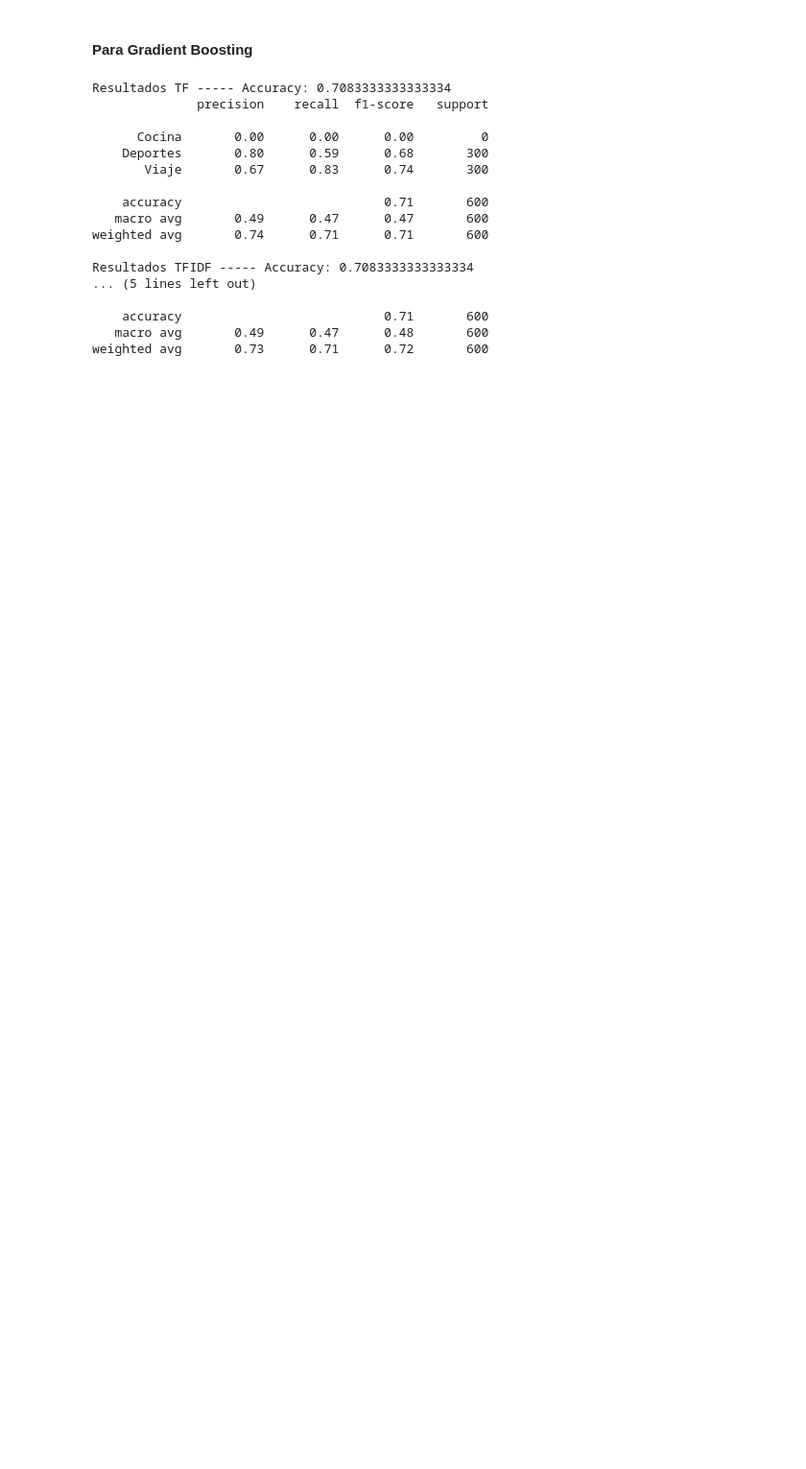
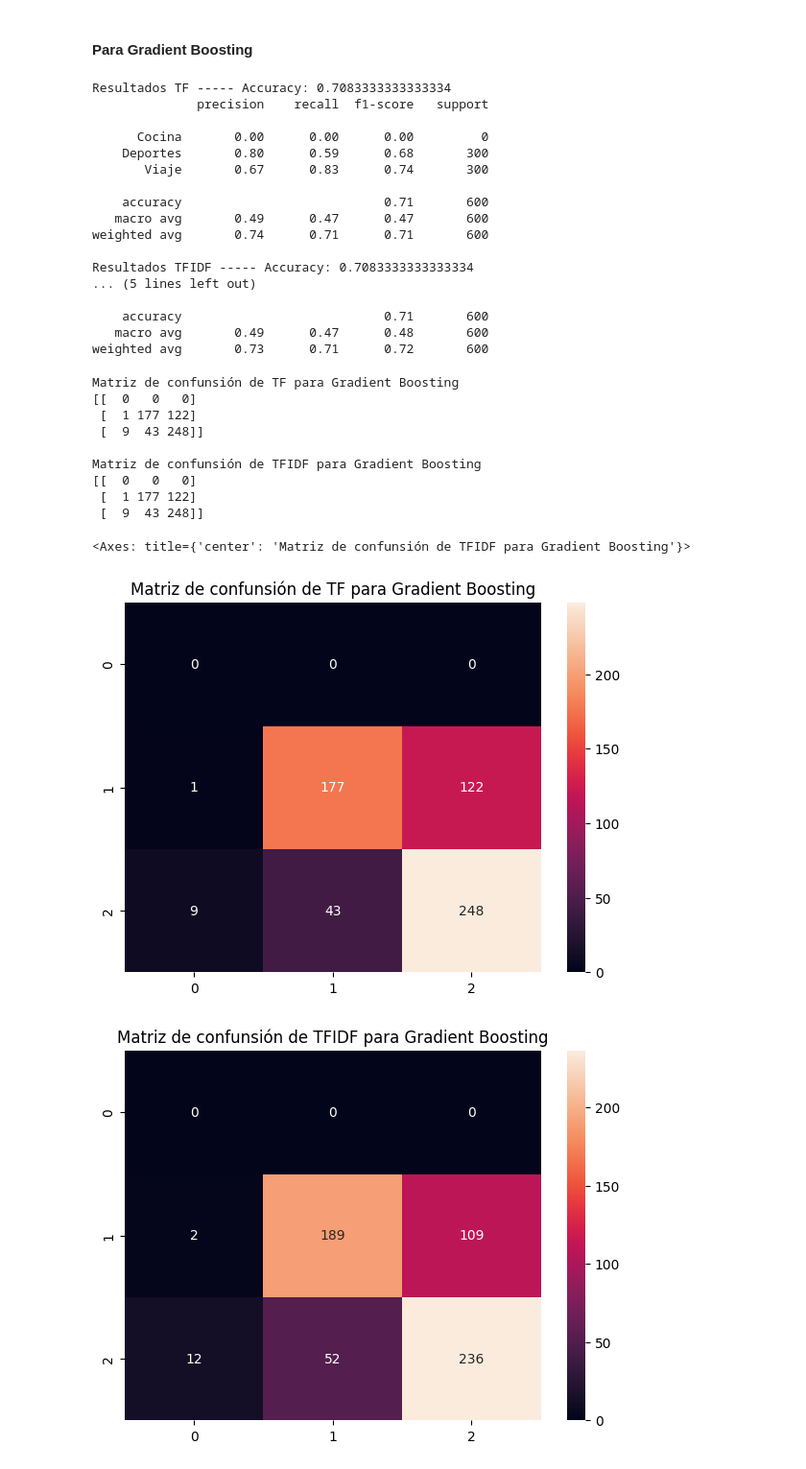
Before and after one commit to jesusGS01/TGINE, a Jupyter notebook: P2_TGINE_JesusGarciaSalmeron.ipynb, the cells around one changed output. Shown at 96% size. Saved outputs shown, nothing was run; the diff lists cells and outputs as text; code cells hidden in the pictures; blank space fills up the shorter version.

```diff
--- a/P2_TGINE_JesusGarciaSalmeron.ipynb
+++ b/P2_TGINE_JesusGarciaSalmeron.ipynb
@@ -713,20 +713,33 @@ weighted avg       0.73      0.71      0.72       600
 # %%
 # Pintamos la matriz de confusión de TF
 array_tf = metrics.confusion_matrix(test_labels, predicted_tf)
-print("Matriz de confunsión de TF para Random Forest")
+print("Matriz de confunsión de TF para Gradient Boosting")
 print(array_tf)
 print()
 df_cm_tf = pd.DataFrame(array_tf)
 plt.figure(figsize = (7,5))
-plt.title("Matriz de confunsión de TF para Random Forest")
+plt.title("Matriz de confunsión de TF para Gradient Boosting")
 sn.heatmap(df_cm_tf, annot=True, fmt="d")
 
 # Pintamos la matriz de confusión de TFIDF
 array_tfidf = metrics.confusion_matrix(test_labels, predicted_tfidf)
-print("Matriz de confunsión de TFIDF para Random Forest")
+print("Matriz de confunsión de TFIDF para Gradient Boosting")
 print(array_tf)
 print()
 df_cm_tfidf = pd.DataFrame(array_tfidf)
 plt.figure(figsize = (7,5))
-plt.title("Matriz de confunsión de TFIDF para Random Forest")
+plt.title("Matriz de confunsión de TFIDF para Gradient Boosting")
 sn.heatmap(df_cm_tfidf, annot=True, fmt="d")
+# %% [output]
+Matriz de confunsión de TF para Gradient Boosting
+[[  0   0   0]
+ [  1 177 122]
+ [  9  43 248]]
+
+Matriz de confunsión de TFIDF para Gradient Boosting
+[[  0   0   0]
+ [  1 177 122]
+ [  9  43 248]]
+<Axes: title={'center': 'Matriz de confunsión de TFIDF para Gradient Boosting'}>
+[figure, added]
+[figure, added]
```
Also changed, not shown: parts of 3 cells of this notebook.
